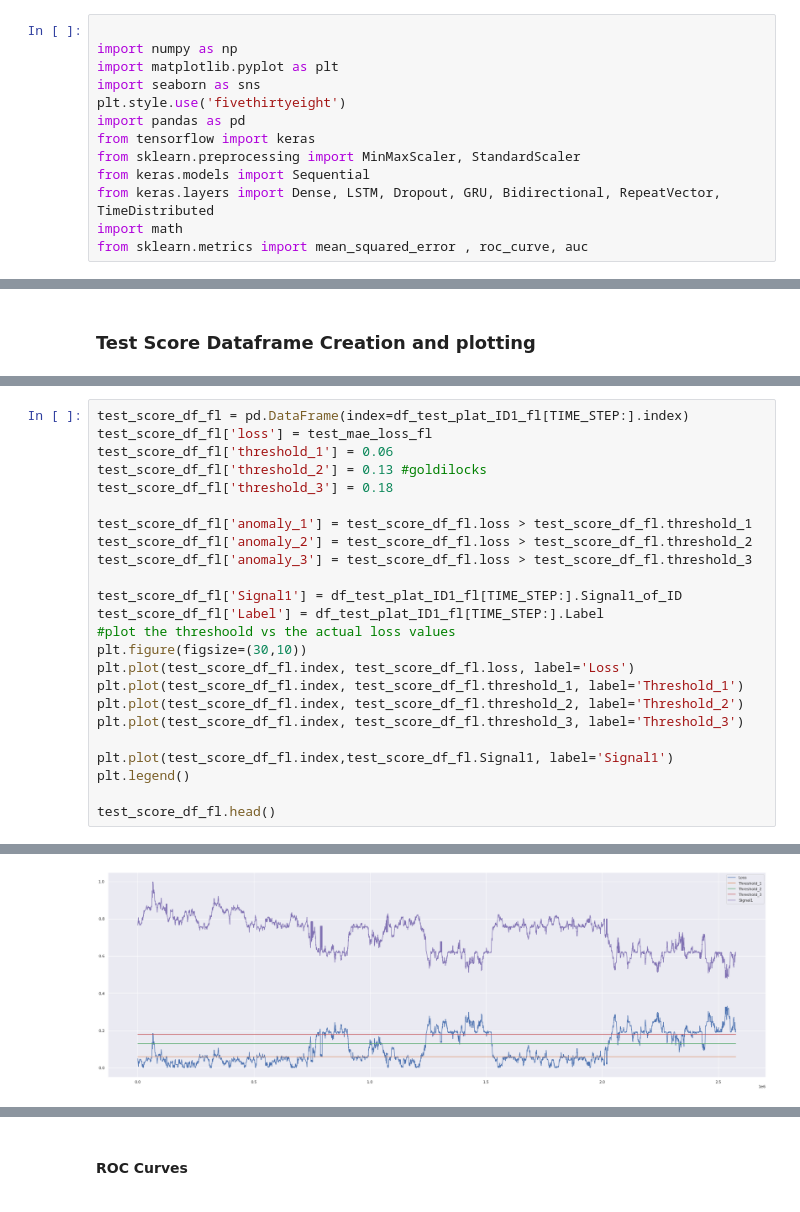
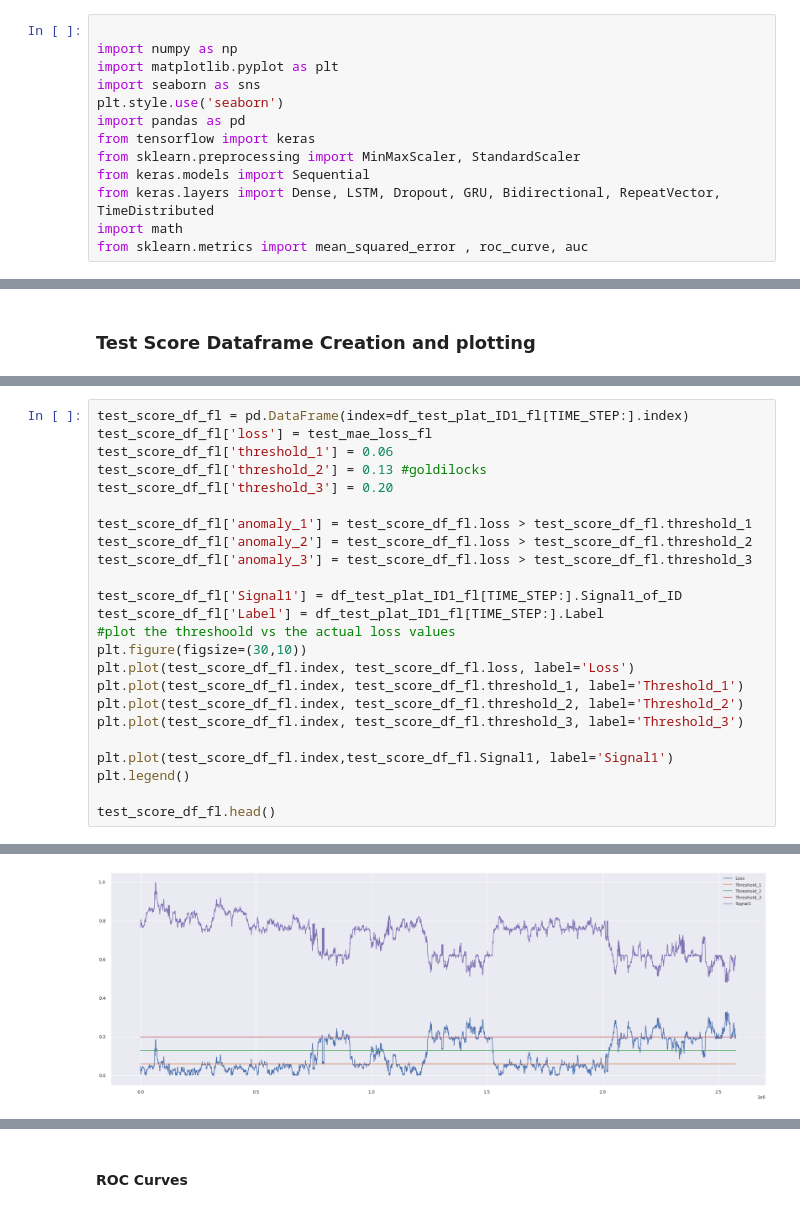
Before and after one commit to abdul2k10023/ML_CAN_IDS, a Jupyter notebook: new.ipynb, the cells around one changed output, grey strips where cells are left out. Cells and saved outputs as stored; diff of their text form.

```diff
--- a/new.ipynb
+++ b/new.ipynb
@@ -24,7 +24,7 @@ print('4: ', tf.config.get_visible_devices())
 import numpy as np
 import matplotlib.pyplot as plt
 import seaborn as sns
-plt.style.use('fivethirtyeight')
+plt.style.use('seaborn')
 import pandas as pd
 from tensorflow import keras
 from sklearn.preprocessing import MinMaxScaler, StandardScaler
@@ -279,7 +278,7 @@ test_score_df_fl = pd.DataFrame(index=df_test_plat_ID1_fl[TIME_STEP:].index)
 test_score_df_fl['loss'] = test_mae_loss_fl
 test_score_df_fl['threshold_1'] = 0.06
 test_score_df_fl['threshold_2'] = 0.13 #goldilocks
-test_score_df_fl['threshold_3'] = 0.18
+test_score_df_fl['threshold_3'] = 0.20
 
 test_score_df_fl['anomaly_1'] = test_score_df_fl.loss > test_score_df_fl.threshold_1
 test_score_df_fl['anomaly_2'] = test_score_df_fl.loss > test_score_df_fl.threshold_2
@@ -308,4 +307,4 @@ test_score_df_fl.head()
-[figure, old version]
+[figure, new version]
 # %%
 test_score_df = pd.DataFrame(index=df_test_plat_ID1[TIME_STEP:].index)
 test_score_df['loss'] = test_mae_loss
```
Also changed, not shown: parts of 24 cells of this notebook.
